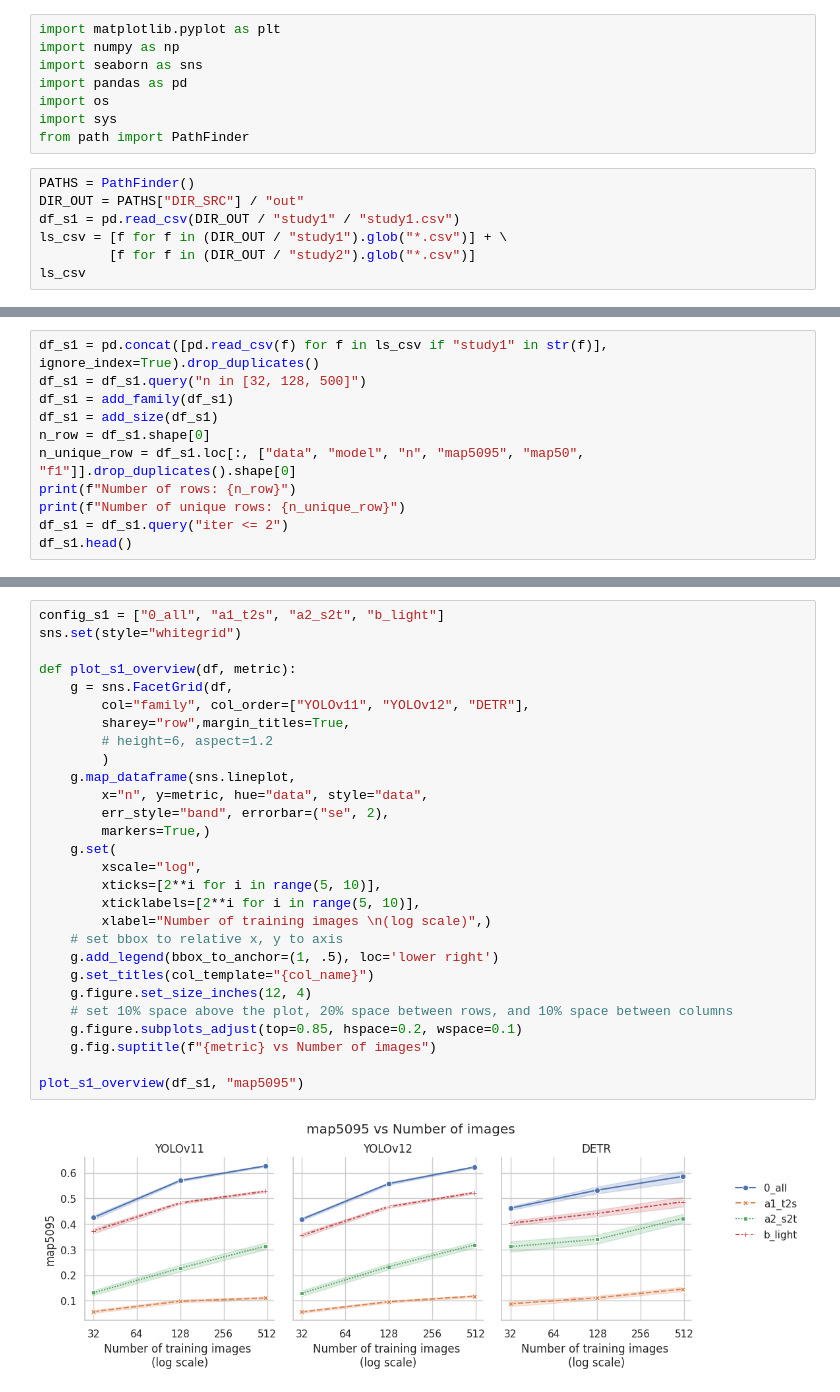
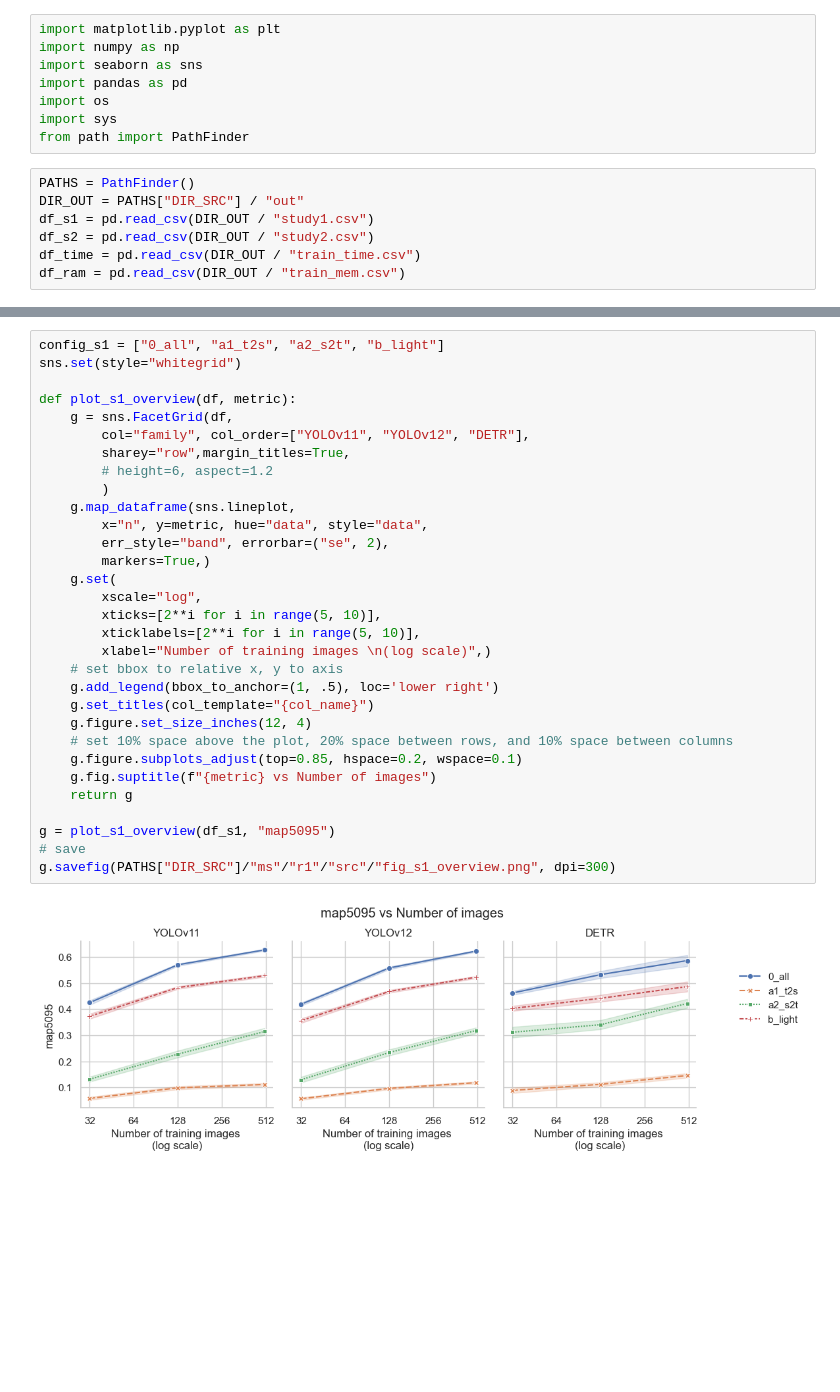
Before and after one commit to Niche-Lab/COLO, a Jupyter notebook: evaluate.ipynb, the cells around one changed output, grey strips where cells are left out. Cells and saved outputs as stored; diff of their text form; blank space fills up the shorter version.

```diff
--- a/evaluate.ipynb
+++ b/evaluate.ipynb
@@ -9,8 +9,8 @@ from path import PathFinder
 # %%
 PATHS = PathFinder()
 DIR_OUT = PATHS["DIR_SRC"] / "out"
-df_s1 = pd.read_csv(DIR_OUT / "study1" / "study1.csv")
-ls_csv = [f for f in (DIR_OUT / "study1").glob("*.csv")] + \
-         [f for f in (DIR_OUT / "study2").glob("*.csv")]
-ls_csv
+df_s1 = pd.read_csv(DIR_OUT / "study1.csv")
+df_s2 = pd.read_csv(DIR_OUT / "study2.csv")
+df_time = pd.read_csv(DIR_OUT / "train_time.csv")
+df_ram = pd.read_csv(DIR_OUT / "train_mem.csv")
 # %% [output]
@@ -56,11 +22,0 @@ def add_size(df):
-# %%
-df_s1 = pd.concat([pd.read_csv(f) for f in ls_csv if "study1" in str(f)], ignore_index=True).drop_duplicates()
-df_s1 = df_s1.query("n in [32, 128, 500]")
-df_s1 = add_family(df_s1)
-df_s1 = add_size(df_s1)
-n_row = df_s1.shape[0]
-n_unique_row = df_s1.loc[:, ["data", "model", "n", "map5095", "map50", "f1"]].drop_duplicates().shape[0]
-print(f"Number of rows: {n_row}")
-print(f"Number of unique rows: {n_unique_row}")
-df_s1 = df_s1.query("iter <= 2")
-df_s1.head()
@@ -128,33 +23,36 @@ df_s2.query("iter <= 4").groupby(["data", "model", "n", "pretrain"]).size().rese
 # %%
 config_s1 = ["0_all", "a1_t2s", "a2_s2t", "b_light"]
 sns.set(style="whitegrid")
 
 def plot_s1_overview(df, metric):
     g = sns.FacetGrid(df,
         col="family", col_order=["YOLOv11", "YOLOv12", "DETR"],
         sharey="row",margin_titles=True,
         # height=6, aspect=1.2
         )
     g.map_dataframe(sns.lineplot,
         x="n", y=metric, hue="data", style="data",
         err_style="band", errorbar=("se", 2),
         markers=True,)
     g.set(
         xscale="log",
         xticks=[2**i for i in range(5, 10)],
         xticklabels=[2**i for i in range(5, 10)],
         xlabel="Number of training images \n(log scale)",)
     # set bbox to relative x, y to axis
     g.add_legend(bbox_to_anchor=(1, .5), loc='lower right')
     g.set_titles(col_template="{col_name}")
     g.figure.set_size_inches(12, 4)
     # set 10% space above the plot, 20% space between rows, and 10% space between columns
     g.figure.subplots_adjust(top=0.85, hspace=0.2, wspace=0.1)
     g.fig.suptitle(f"{metric} vs Number of images")
+    return g
 
-plot_s1_overview(df_s1, "map5095")
+g = plot_s1_overview(df_s1, "map5095")
+# save
+g.savefig(PATHS["DIR_SRC"]/"ms"/"r1"/"src"/"fig_s1_overview.png", dpi=300)
 # %% [output]
-[figure, old version]
+[figure, new version]
 # %%
 config_s1 = ["0_all", "a1_t2s", "a2_s2t", "b_light"]
 sns.set(style="whitegrid")
```
Also changed, not shown: parts of 13 cells of this notebook, 24 other files.
